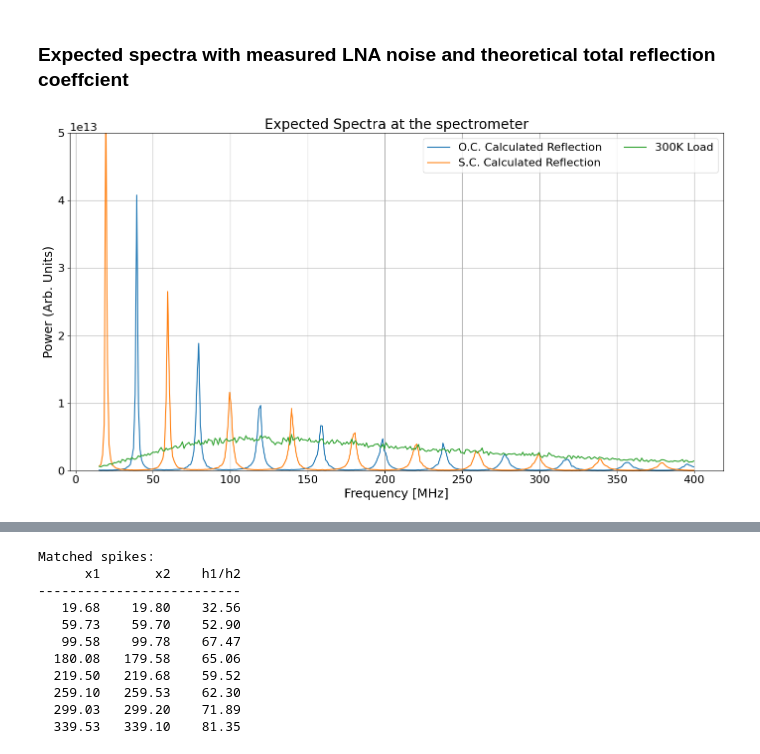
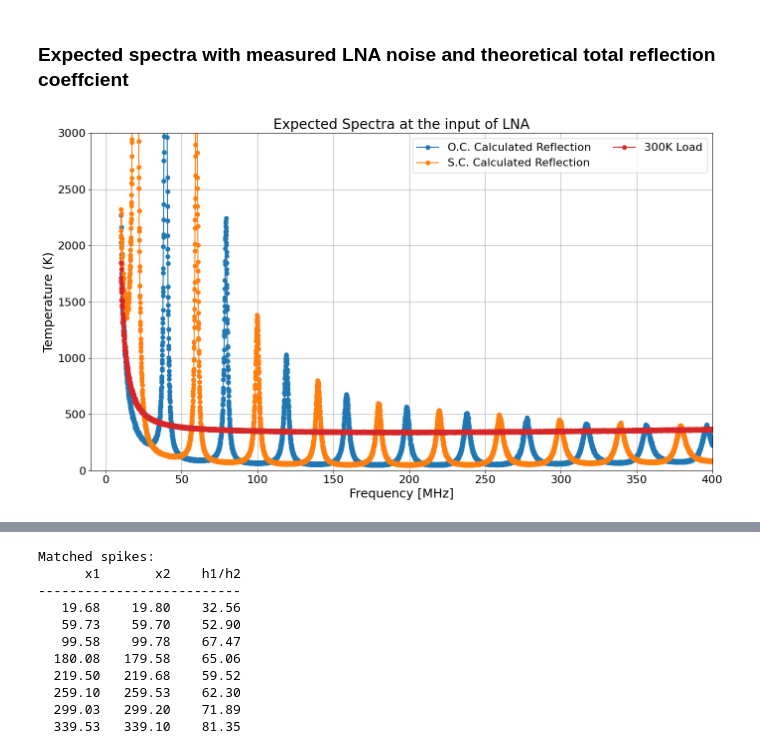
Before and after one commit to alhosani-abdulla/Highz-EXP, a Jupyter notebook: notebooks/multiple_reflection_model.ipynb, the cells around one changed output, grey strips where cells are left out. Cells and saved outputs as stored; diff of their text form; code cells hidden in the pictures.

```diff
--- a/notebooks/multiple_reflection_model.ipynb
+++ b/notebooks/multiple_reflection_model.ipynb
@@ -93,5 +92,9 @@ sys_300K = Spectrum(frequency=faxis_hz, spectrum=loaded_LNA_cal['LNA-50ohm (300K
 # %%
 system_thermometer = Y_Factor_Thermometer(frequency=faxis_hz, DUT_cold=sys_77K.s, DUT_hot=sys_300K.s,
                                           cal_cold=spec_77K.s, cal_hot=spec_300K.s, RBW=25e3,
-                                          T_hot=300, T_cold=77, DUT_name='Qorvo LNA')
-system_thermometer.plot_gain(marker_freqs=[200], freq_range=(20, 250))
+                                          T_hot=300, T_cold=77, DUT_name='Qorvo LNA', unit=None)
+# LNA_temp_spec = system_thermometer.plot_dut_temperature(y_range=(0, 120), ls='-', marker='o', markersize=3,
+#                                         marker_freqs=[50, 100, 250], title='LNA Temperature From Hot-Cold Measurement')
+# system_thermometer.plot_gain(ls='-', marker='o', ylabel='Gain (Arb. dB)',
+#                             ms=3, marker_freqs=[50, 100, 250], y_range=(0, 15),
+#                             title='High-Z LNA Gain')
@@ -101,21 +107,25 @@ system_thermometer.plot_gain(marker_freqs=[200], freq_range=(20, 250))
 ### Expected spectra with measured LNA noise and theoretical total reflection coeffcient
 # %%
 reflection_specs = []
-gain = np.abs(system_gain.ntwk_dict['Total Gain'].s[:, 1, 0])**2
+rebin_freq = refle_coeff_dict['O.C. Calculated Reflection'].f
+system_thermometer = system_thermometer.resample(rebin_freq, inplace=False)
+gain = 10**(system_thermometer.g_sys/10)
+LNA_noise = system_thermometer.T_dut
+sys_noise = system_thermometer.T_sys
 
-for reflection in total_reflection.ntwk_dict:
-    f = total_reflection.ntwk_dict[reflection].f
-    s = total_reflection.ntwk_dict[reflection].s
-    expected_s = LNA_noise.s * vtop(s[:, 0, 0]) * gain
-    spec = Spectrum(frequency=f, spectrum=expected_s, name=reflection)
+for reflection in refle_coeff_dict:
+    f = refle_coeff_dict[reflection].f
+    s = refle_coeff_dict[reflection].s
+    expected_s = (sys_noise * vtop(s[:, 0, 0]) + sys_noise)
+    spec = Spectrum(frequency=f, spectrum=expected_s, name=reflection).despike()
     reflection_specs.append(spec)
 
-load_spec = gain * (LNA_noise.s + np.full(LNA_noise.s.shape, 300))
-load_spectrum = Spectrum(frequency=LNA_noise.freq, spectrum=load_spec, name="300K Load")
+load_spec = (sys_noise + np.full(sys_noise.shape, 300))
+load_spectrum = Spectrum(frequency=rebin_freq, spectrum=load_spec, name="300K Load", colorcode='tab:red').despike()
 reflection_specs.append(load_spectrum)
-plotter.plot_spectra(reflection_specs, title="Expected Spectra at the spectrometer", ylabel="Power (Arb. Units)",
-                     ls='-', y_range=(0, 0.5e14))
+plotter.plot_spectra(reflection_specs, title="Expected Spectra at the input of LNA", ylabel="Temperature (K)",
+                     ls='-', y_range=(0, 3000), freq_range=(10, 400), marker='o')
 # %% [output]
-[figure, old version]
+[figure, new version]
 # %%
 oc_spectra_raw = Spectrum(frequency=faxis_hz, spectrum=loaded_spec_states["8' cable open"]['spectrum'],
```
Also changed, not shown: parts of 13 cells of this notebook, 2 other files.
